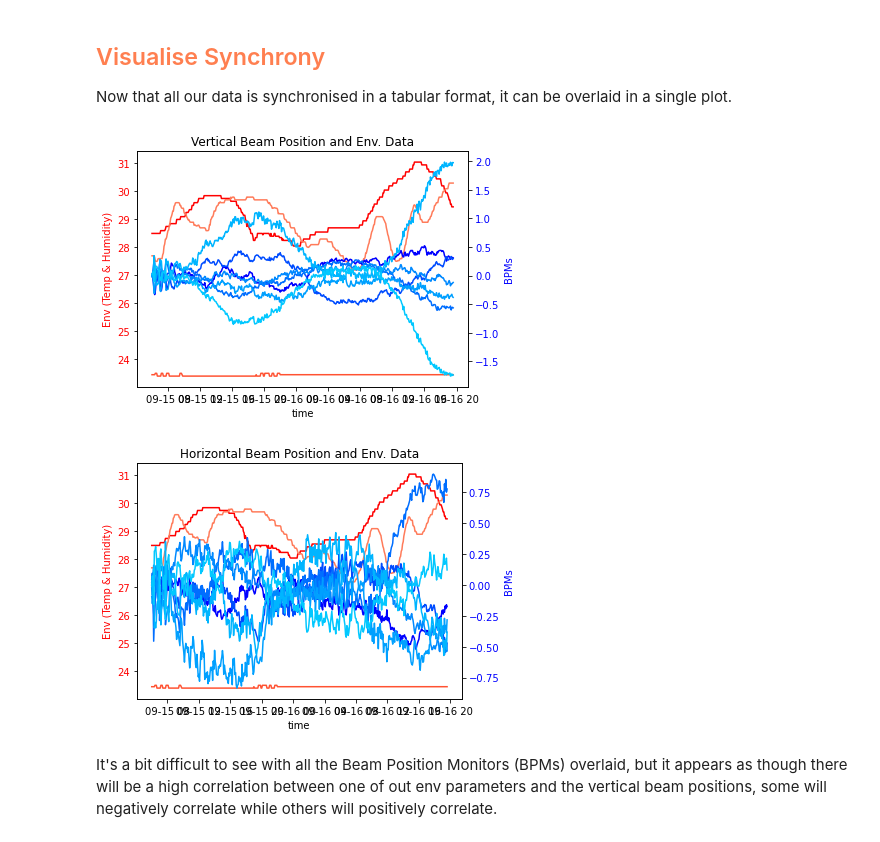
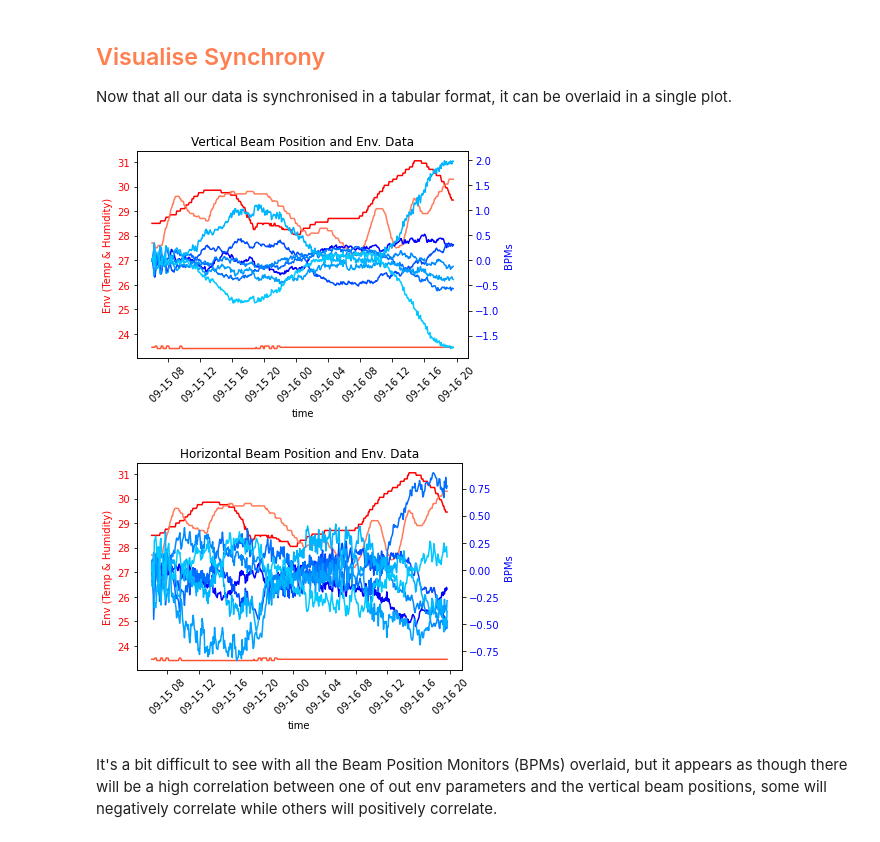
Before and after one commit to 20spaghetti/Electron-Beam-Position-Drift-Study, a Jupyter notebook: Electron Beam Position Drift Study.ipynb, the cells around one changed output. Saved outputs shown, nothing was run; the diff lists cells and outputs as text; code cells hidden in the pictures.

```diff
--- a/Electron Beam Position Drift Study.ipynb
+++ b/Electron Beam Position Drift Study.ipynb
@@ -87,13 +87,9 @@ The data provided is non tabular, the environment data and BPM data are differen
 # bpmx_t (datenums):  [154327×1 double]
 # bpmx:               [154327×7 double]
 bpmx = pd.concat([pd.DataFrame(data = raw_data[sector][0][0][8], columns = ['bpm_t']),pd.DataFrame(raw_data[sector][0][0][9])], axis = 1)
-bpmx = bpmx.rename(columns={0: "bpm1",
-                            1: "bpm2",
-                            2: "bpm3",
-                            3: "bpm4",
-                            4: "bpm5",
-                            5: "bpm6",
-                            6: "bpm7",})
+bpmx = bpmx.rename(columns={0: "bpm1", 1: "bpm2", 2: "bpm3", 3: "bpm4", 4: "bpm5", 5: "bpm6", 6: "bpm7",})
+
+# datetime conversion
 bpmx['bpm_t'] = bpmx['bpm_t'].apply(lambda matlab_datenum: datetime.fromordinal(int(matlab_datenum)) + timedelta(days=matlab_datenum%1) - timedelta(days = 366))
 bpmx.set_index('bpm_t', inplace=True)
 bpmx.head()
@@ -357,7 +359,7 @@ all_x = pd.concat([bpmx_resample, temp_rack_resample, temp_tunnel_resample, humi
 #############################
 
 fig, ax1 = plt.subplots()
-
+plt.xticks(rotation = 45)
 ax1.set_xlabel('time')
 ax1.set_ylabel('Env (Temp & Humidity)', color='#ff0000')
 ax1.plot(all_y.iloc[:, 7], color='#ff0000')
@@ -382,36 +384,36 @@ plt.title('Vertical Beam Position and Env. Data')
 plt.show()
 
 # xplot
 ##################################
 
 fig, ax1 = plt.subplots()
-
+plt.xticks(rotation = 45)
 ax1.set_xlabel('time')
 ax1.set_ylabel('Env (Temp & Humidity)', color='#ff0000')
 ax1.plot(all_x.iloc[:, 7], color='#ff0000')
 ax1.plot(all_x.iloc[:, 8], color='#ff5232')
 ax1.plot(all_x.iloc[:, 9], color='#ff7b5a')
 ax1.tick_params(axis='y', labelcolor='#ff0000')
 
 ax2 = ax1.twinx()  # instantiate a second axes that shares the same x-axis
 
 
 ax2.set_ylabel('BPMs', color='#0000ff')  # we already handled the x-label with ax1
 ax2.plot(all_x.iloc[:, 0], color='#0000ff')
 ax2.plot(all_x.iloc[:, 1], color='#004cff')
 ax2.plot(all_x.iloc[:, 2], color='#006eff')
 ax2.plot(all_x.iloc[:, 3], color='#0089ff')
 ax2.plot(all_x.iloc[:, 4], color='#00a0ff')
 ax2.plot(all_x.iloc[:, 5], color='#00b5ff')
 ax2.plot(all_x.iloc[:, 6], color='#02c8ff')
 ax2.tick_params(axis='y', labelcolor='#0000ff')
 
 fig.tight_layout()  # otherwise the right y-label is slightly clipped
 plt.title('Horizontal Beam Position and Env. Data')
 plt.show()
 # %% [output]
-[figure, old version]
+[figure, new version]
-[figure, old version]
+[figure, new version]
 # %% [markdown]
 It's a bit difficult to see with all the Beam Position Monitors (BPMs) overlaid, but it appears as though there will be a high correlation between one of out env parameters and the vertical beam positions, some will negatively correlate while others will positively correlate.
 # %% [markdown]
```
Also changed, not shown: parts of 20 cells of this notebook, 1 other file.
